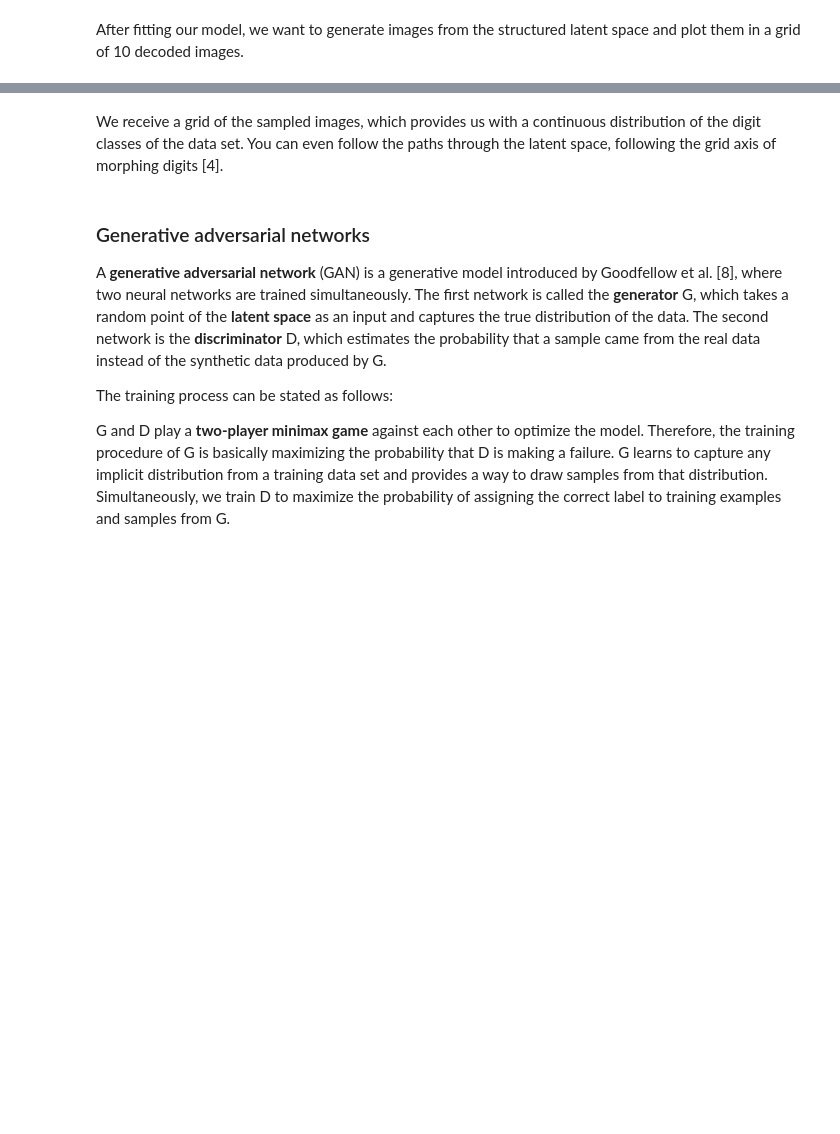
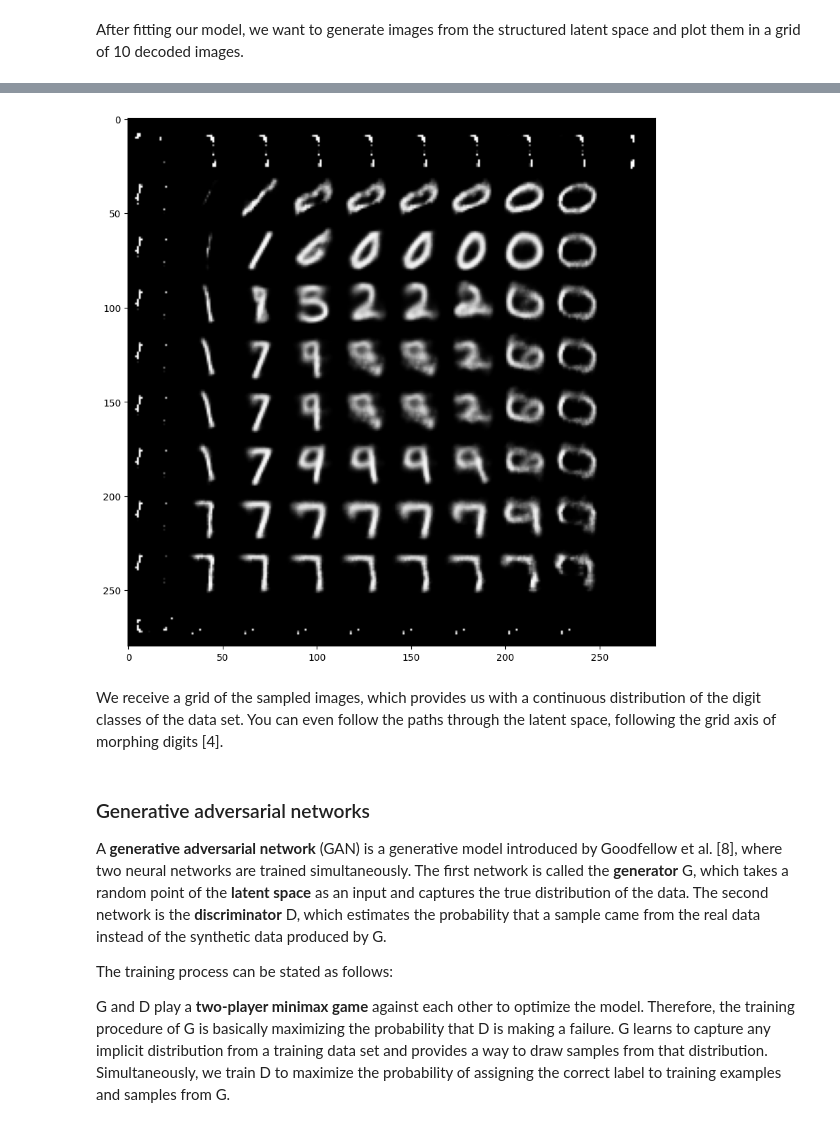
Before and after one commit to firrm/DAI, a Jupyter notebook: lectures/05b_deep_learning.ipynb, the cells around one changed output, grey strips where cells are left out. Cells and saved outputs as stored; diff of their text form; code cells hidden in the pictures; blank space fills up the shorter version.

```diff
--- a/lectures/05b_deep_learning.ipynb
+++ b/lectures/05b_deep_learning.ipynb
@@ -298,0 +298,79 @@ ValueError: cannot reshape array of size 196 into shape (28,28)
+# %%
+import matplotlib.pyplot as plt
+import numpy as np
+
+def norm_ppf_approx(x, loc=0, scale=1): #avoids package conflict with scipy
+    """
+    Approximation of the percent point function (inverse of cumulative distribution function)
+    for the normal distribution using the Beasley-Springer-Moro algorithm.
+
+    Parameters
+    ----------
+    x : array_like
+        Quantiles to compute the inverse CDF for.
+    loc : float, optional
+        Mean of the normal distribution. Default is 0.
+    scale : float, optional
+        Standard deviation of the normal distribution. Default is 1.
+
+    Returns
+    -------
+    ndarray
+        Approximate inverse CDF values for the given quantiles.
+    """
+    # Beasley-Springer-Moro algorithm approximation
+    a = [-3.969683028665376e+01,  2.209460984245205e+02,
+         -2.759285104469687e+02,  1.383577518672690e+02,
+         -3.066479806614716e+01,  2.506628277459239e+00]
+    b = [-5.447609879822406e+01,  1.615858368580409e+02,
+         -1.556989798598866e+02,  6.680131188771972e+01,
+         -1.328068155288572e+01]
+    c = [-7.784894002430293e-03, -3.223964580411365e-01,
+         -2.400758277161838e+00, -2.549732539343734e+00,
+         4.374664141464968e+00,  2.938163982698783e+00]
+    d = [ 7.784695709041462e-03,  3.224671290700398e-01,
+          2.445134137142996e+00,  3.754408661907416e+00]
+
+    y = x - 0.5
+    # Use np.where to apply the condition element-wise
+    r = np.where(np.abs(y) < 0.42, y * y, np.nan) # Use np.nan as a placeholder for values where the condition is False
+    result = np.where(np.abs(y) < 0.42,
+                      y * ((((a[5] * r + a[4]) * r + a[3]) * r + a[2]) * r + a[1]) * r + a[0] / ((((b[4] * r + b[3]) * r + b[2]) * r + b[1]) * r + b[0]) * r + 1.0,
+                      np.nan)  # Use np.nan as a placeholder for values where the condition is False
+
+    # Calculate r for the else condition
+    r_else = np.where(y > 0, x, 1 - x)
+    r_else = np.log(-np.log(r_else))
+
+    # Combine results from both conditions using np.where
+    result = np.where(np.abs(y) < 0.42, result,
+                       np.sign(y) * ((((c[5] * r_else + c[4]) * r_else + c[3]) * r_else + c[2]) * r_else + c[1]) * r_else + c[0] / (((d[3] * r_else + d[2]) * r_else + d[1]) * r_else + d[0]) * r_else + 1.0)
+
+    return result
+
+
+
+n = 10  # number of digits we want to plot
+digit_size = 28
+figure = np.zeros((digit_size * n, digit_size * n))
+# Linearly spaced coordinates on the unit square were transformed
+# through the inverse CDF (ppf) of the Gaussian
+# to produce values of the latent variables z,
+# since the prior of the latent space is Gaussian [4]
+grid_x = norm_ppf_approx(np.linspace(0.05, 0.95, n))
+grid_y = norm_ppf_approx(np.linspace(0.05, 0.95, n))
+
+#plot a grid from decoded images from the latent space
+for i, yi in enumerate(grid_x):
+    for j, xi in enumerate(grid_y):
+        z_sample = np.array([[xi, yi]])
+        z_sample = np.tile(z_sample, batch_size).reshape(batch_size, 2)
+        x_decoded = decoder.predict(z_sample, batch_size=batch_size)
+        digit = x_decoded[0].reshape(digit_size, digit_size)
+        figure[i * digit_size: (i + 1) * digit_size,
+               j * digit_size: (j + 1) * digit_size] = digit
+
+plt.figure(figsize=(10, 10))
+plt.imshow(figure, cmap='Greys_r')
+plt.show()
+# %% [output]
@@ -299,3 +394,4 @@ ValueError: cannot reshape array of size 196 into shape (28,28)
+[figure, added]
 # %% [markdown]
 We receive a grid of the sampled images, which provides us with a continuous distribution of the digit classes of the data set. You can even follow the paths through the latent space, following the grid axis of morphing digits [4].
 # %% [markdown]
```
Also changed, not shown: parts of 11 cells of this notebook, 1 other file.
